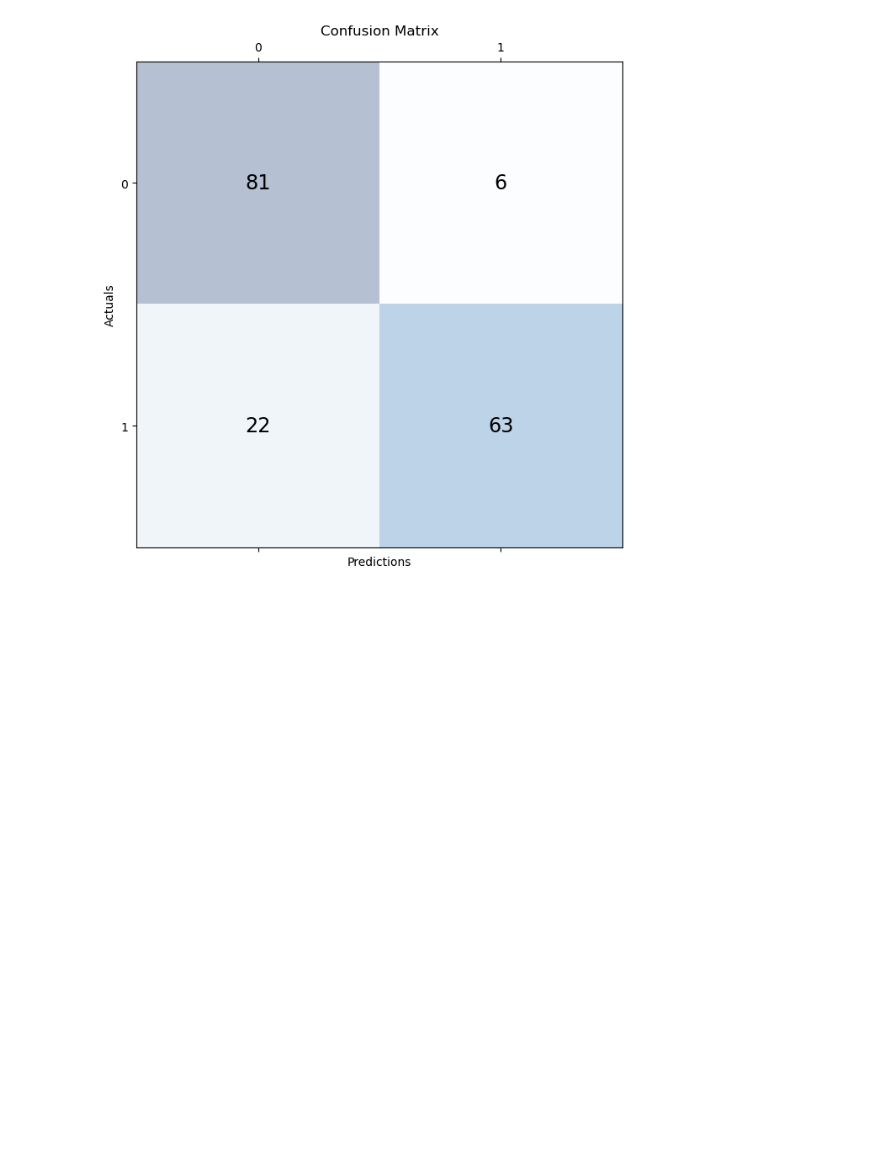
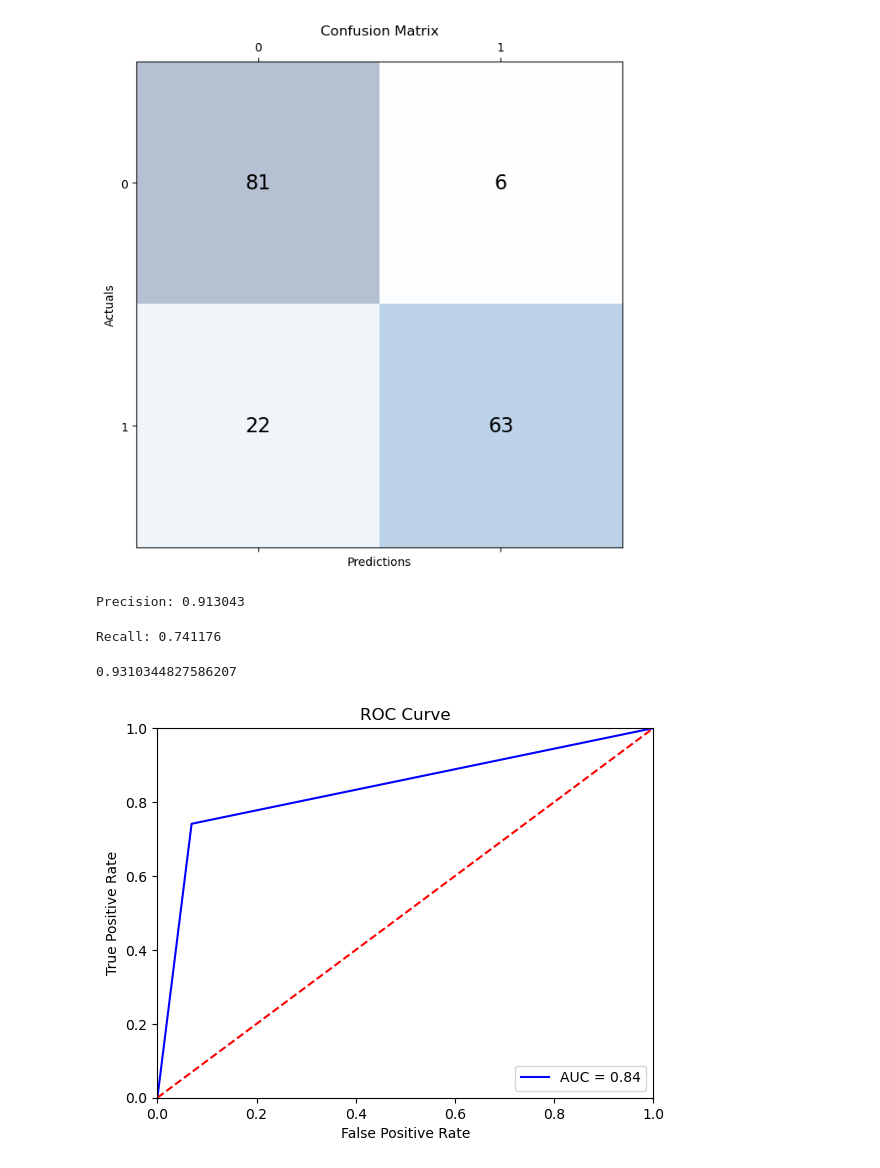
Before and after one commit to Ca1eb3/RaisinClassification, a Jupyter notebook: Phase3.ipynb, the cells around one changed output. Saved outputs shown, nothing was run; the diff lists cells and outputs as text; code cells hidden in the pictures; blank space fills up the shorter version.

```diff
--- a/Phase3.ipynb
+++ b/Phase3.ipynb
@@ -297,2 +302,38 @@ plt.show()
 # %% [output]
 [figure]
+# %%
+# calculate the precision
+
+precision = precision_score(y_test, y_pred)
+print('Precision: %f' % precision)
+# %% [output]
+Precision: 0.913043
+# %%
+# calculate the Recall
+
+recall = recall_score(y_test, y_pred)
+print('Recall: %f' % recall)
+# %% [output]
+Recall: 0.741176
+# %%
+# Calculate the specificity
+specificity = tn / (tn+fp)
+print(specificity)
+# %% [output]
+0.9310344827586207
+# %%
+# Calculate the ROC curves
+
+fpr, tpr, threshold = metrics.roc_curve(y_test, y_pred)
+roc_auc = metrics.auc(fpr, tpr)
+plt.title('ROC Curve')
+plt.plot(fpr, tpr, 'b', label = 'AUC = %0.2f' % roc_auc)
+plt.legend(loc = 'lower right')
+plt.plot([0, 1], [0, 1],'r--')
+plt.xlim([0, 1])
+plt.ylim([0, 1])
+plt.ylabel('True Positive Rate')
+plt.xlabel('False Positive Rate')
+plt.show()
+# %% [output]
+[figure, added]
```
Also changed, not shown: parts of 4 cells of this notebook.
